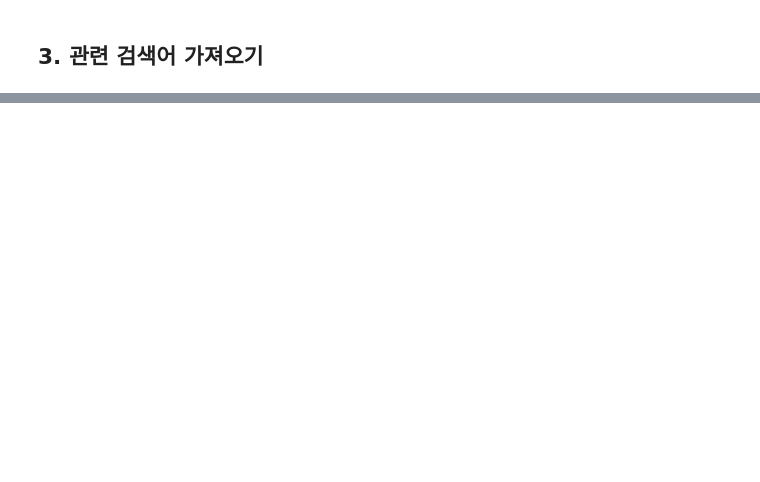
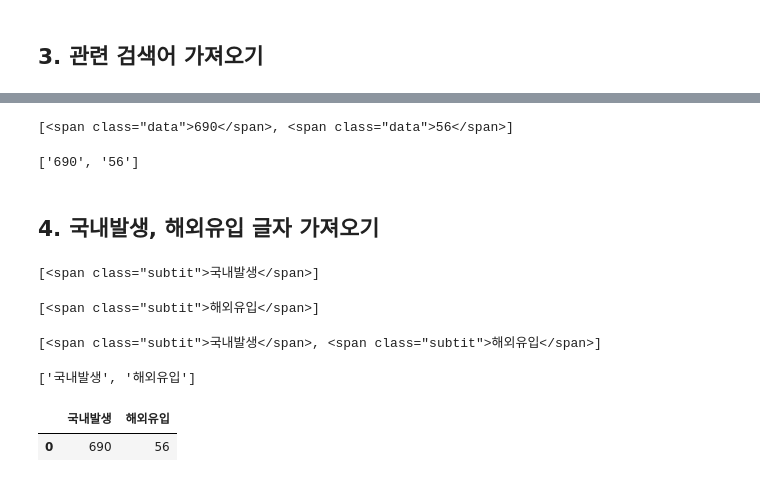
Before and after one commit to statKim/stats-summer-2021, a Jupyter notebook: Lecture_note/Day5/BeautifulSoup_2.ipynb, the cells around one changed output, grey strips where cells are left out. Cells and saved outputs as stored; diff of their text form; code cells hidden in the pictures; blank space fills up the shorter version.

```diff
--- a/Lecture_note/Day5/BeautifulSoup_2.ipynb
+++ b/Lecture_note/Day5/BeautifulSoup_2.ipynb
@@ -181,0 +210,37 @@ doc.find_all("div", "BNeawe s3v9rd AP7Wnd lRVwie")
+# %%
+num_patient = doc.select("body > div > div.mainlive_container > div.container > div > div.liveboard_layout > div.liveNumOuter > div.liveNum_today_new > div > ul > li > span.data")
+num_patient
+# %% [output]
+[<span class="data">690</span>, <span class="data">56</span>]
+# %%
+n_patient = [i.get_text() for i in num_patient]
+n_patient
+# %% [output]
+['690', '56']
+# %% [markdown]
+## 4. 국내발생, 해외유입 글자 가져오기
+# %%
+doc.select("body > div > div.mainlive_container > div.container > div > div.liveboard_layout > div.liveNumOuter > div.liveNum_today_new > div > ul > li:nth-child(1) > span.subtit")
+# %% [output]
+[<span class="subtit">국내발생</span>]
+# %%
+doc.select("body > div > div.mainlive_container > div.container > div > div.liveboard_layout > div.liveNumOuter > div.liveNum_today_new > div > ul > li:nth-child(2) > span.subtit")
+# %% [output]
+[<span class="subtit">해외유입</span>]
+# %%
+wh = doc.select("body > div > div.mainlive_container > div.container > div > div.liveboard_layout > div.liveNumOuter > div.liveNum_today_new > div > ul > li > span.subtit")
+wh
+# %% [output]
+[<span class="subtit">국내발생</span>, <span class="subtit">해외유입</span>]
+# %%
+whe = [i.get_text() for i in wh]
+whe
+# %% [output]
+['국내발생', '해외유입']
+# %%
+# 데이터프레임으로 만들기
+import pandas as pd
+pd.DataFrame([n_patient], columns=whe)
+# %% [output]
+|  | 국내발생 | 해외유입 |
+| 0 | 690 | 56 |
```
Also changed, not shown: parts of 35 cells of this notebook, 2 other files.
